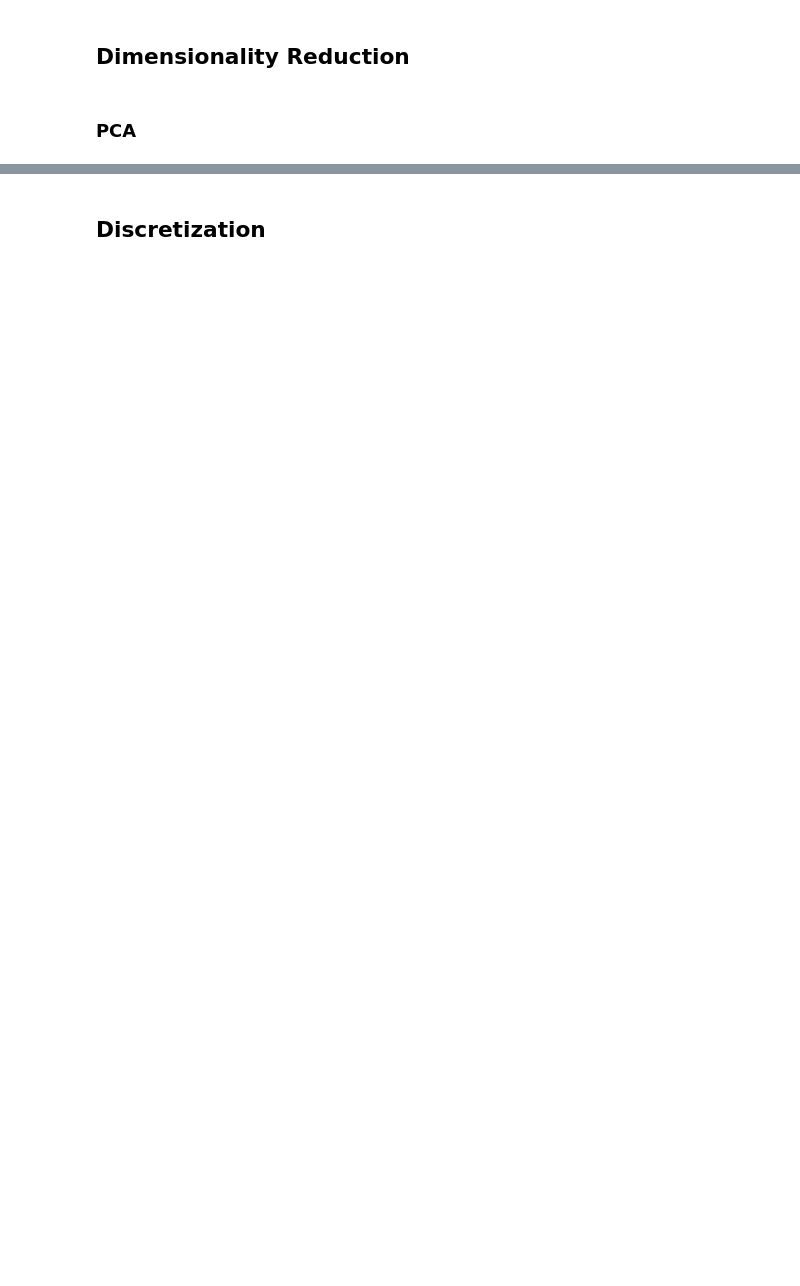
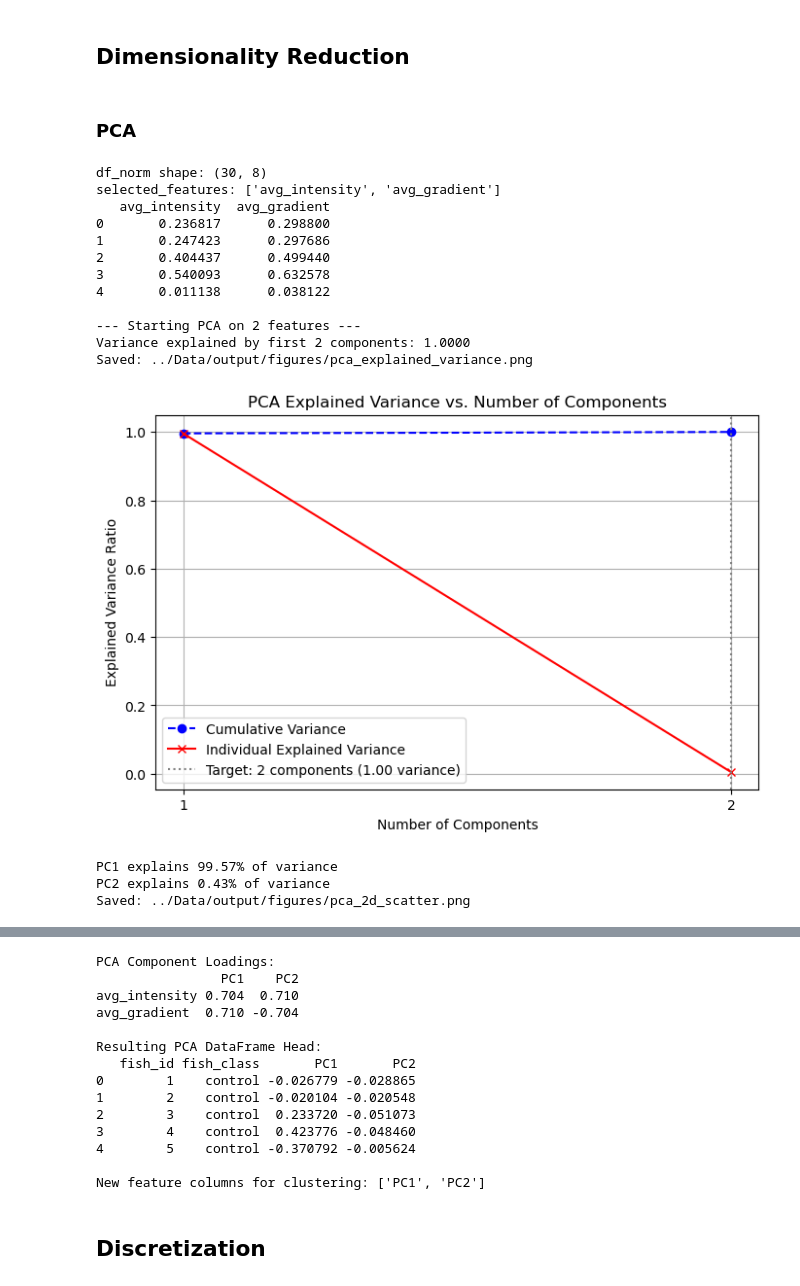
Before and after one commit to arlemoine/CMPS451_Project, a Jupyter notebook: Notebooks/adam.ipynb, the cells around one changed output, grey strips where cells are left out. Saved outputs shown, nothing was run; the diff lists cells and outputs as text; code cells hidden in the pictures; blank space fills up the shorter version.

```diff
--- a/Notebooks/adam.ipynb
+++ b/Notebooks/adam.ipynb
@@ -554,3 +700,42 @@ Saved: ../Data/output/figures/scatter_plots.png
 ## Dimensionality Reduction
 # %% [markdown]
 ### PCA
+# %%
+# We will reduce the final dataset to 2 components for easy 2D visualization in clustering.
+# We could adjust n_components_final based on the explained variance plot.
+print("df_norm shape:", df_norm.shape)
+print("selected_features:", selected_features)
+print(df_norm[selected_features].head())
+
+df_pca_result = do_pca(
+    df=df_norm,
+    feature_cols=selected_features,
+    n_components_plot=len(selected_features),
+    n_components_final=2, # Reduce to x components (PC1, PC2, ...)
+    figure_dir=output_figures_dir
+)
+
+print("\nResulting PCA DataFrame Head:")
+print(df_pca_result.head())
+
+# Update the main DataFrame used for subsequent tasks
+df_norm_pca = df_pca_result
+feature_cols_pca = [col for col in df_pca_result.columns if col.startswith('PC')]
+print(f"\nNew feature columns for clustering: {feature_cols_pca}")
+# %% [output]
+df_norm shape: (30, 8)
+selected_features: ['avg_intensity', 'avg_gradient']
+   avg_intensity  avg_gradient
+0       0.236817      0.298800
+1       0.247423      0.297686
+2       0.404437      0.499440
+3       0.540093      0.632578
+4       0.011138      0.038122
+
+--- Starting PCA on 2 features ---
+Variance explained by first 2 components: 1.0000
+Saved: ../Data/output/figures/pca_explained_variance.png
+[figure, added]
+PC1 explains 99.57% of variance
+PC2 explains 0.43% of variance
+Saved: ../Data/output/figures/pca_2d_scatter.png
@@ -557,2 +743,16 @@ Saved: ../Data/output/figures/scatter_plots.png
+PCA Component Loadings:
+                PC1    PC2
+avg_intensity 0.704  0.710
+avg_gradient  0.710 -0.704
+
+Resulting PCA DataFrame Head:
+   fish_id fish_class       PC1       PC2
+0        1    control -0.026779 -0.028865
+1        2    control -0.020104 -0.020548
+2        3    control  0.233720 -0.051073
+3        4    control  0.423776 -0.048460
+4        5    control -0.370792 -0.005624
+
+New feature columns for clustering: ['PC1', 'PC2']
 # %% [markdown]
 ## Discretization
```
Also changed, not shown: parts of 36 cells of this notebook.
